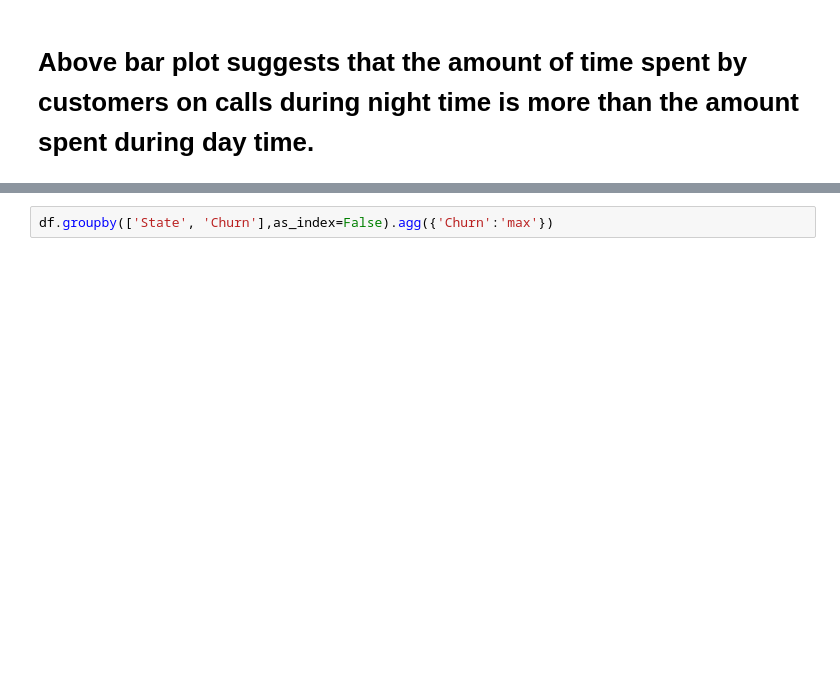
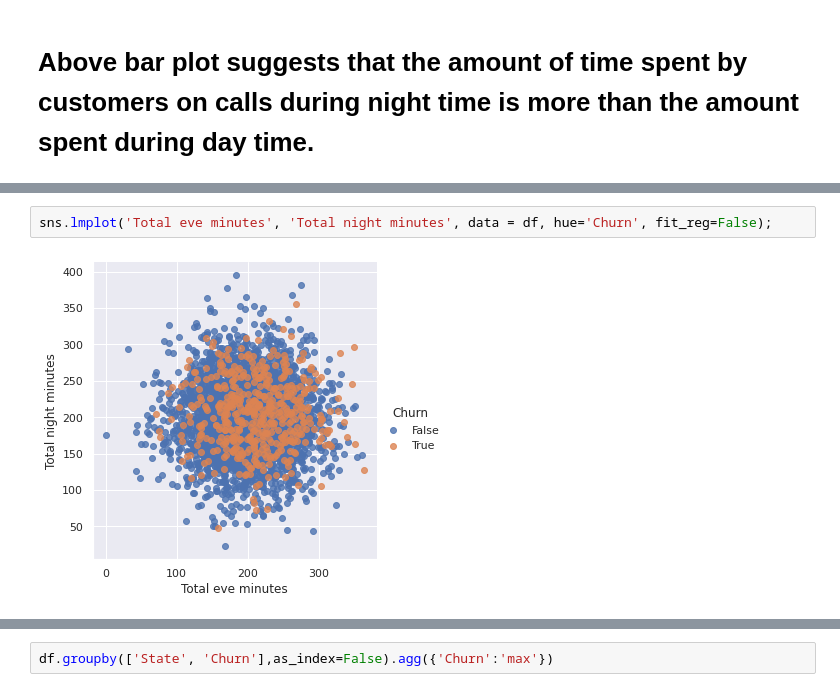
Before and after one commit to ZeeshanAhmed95/Zeeshan-Ahmed-Captsone-EDA, a Jupyter notebook: EDA_Capstone_Project.ipynb, the cells around one changed output, grey strips where cells are left out. Drawn from its saved outputs; the diff is of its cells as text; blank space fills up the shorter version.

```diff
--- a/EDA_Capstone_Project.ipynb
+++ b/EDA_Capstone_Project.ipynb
@@ -1158,0 +1169,4 @@ plt.show()
+# %%
+sns.lmplot('Total eve minutes', 'Total night minutes', data = df, hue='Churn', fit_reg=False);
+# %% [output]
+[figure, added]
```
Also changed, not shown: parts of 5 cells of this notebook.
